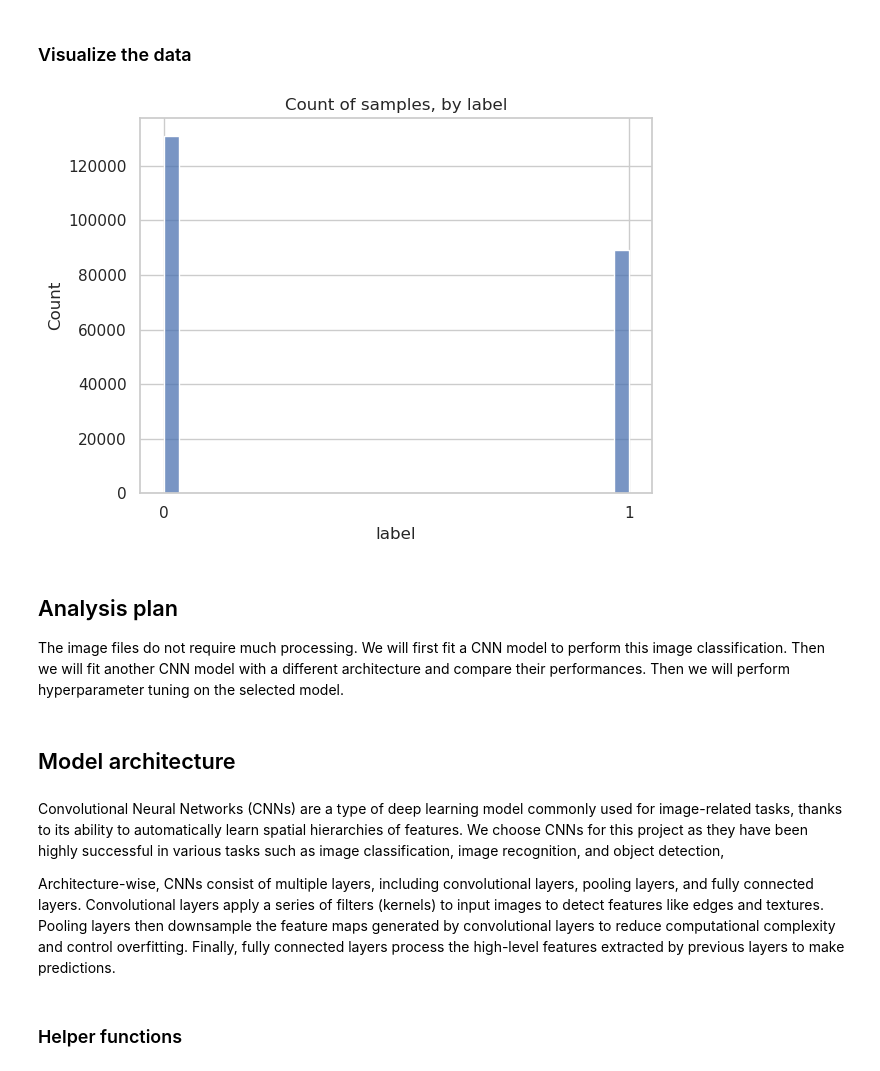
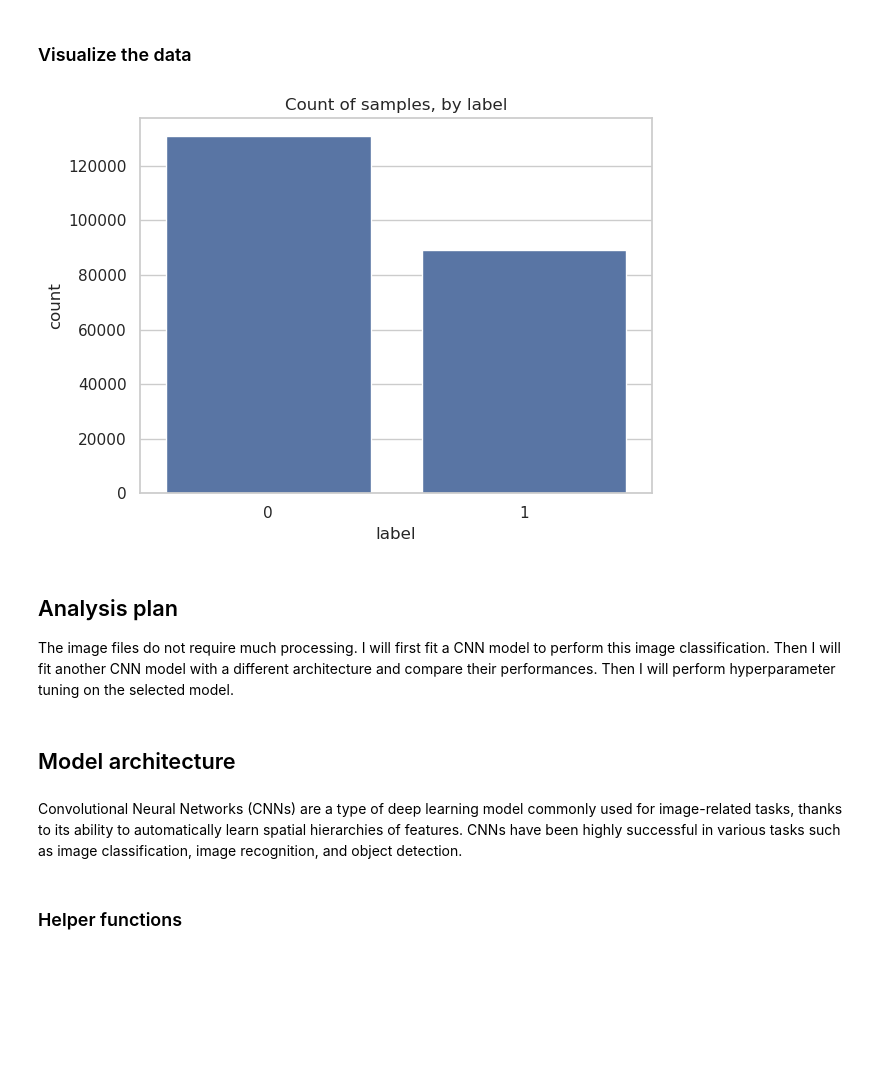
Before and after one commit to EnergizeStatistics/csca5642week3, a Jupyter notebook: week3.ipynb, the cells around one changed output. Cells and saved outputs as stored; diff of their text form; code cells hidden in the pictures; blank space fills up the shorter version.

```diff
--- a/week3.ipynb
+++ b/week3.ipynb
@@ -115,23 +140,20 @@ The classes are reasonably balanced.
 # %% [markdown]
 ### Visualize the data
 # %%
-sns.histplot(y, x="label")
-plt.xticks([0, 1])
+sns.countplot(y, x="label")
 plt.title('Count of samples, by label')
 plt.tight_layout()
 plt.show()
 # %% [output]
-[figure, old version]
+[figure, new version]
 # %% [markdown]
 ## Analysis plan
 
-The image files do not require much processing. We will first fit a CNN model to perform this image classification. Then we will fit another CNN model with a different architecture and compare their performances. Then we will perform hyperparameter tuning on the selected model.
+The image files do not require much processing. I will first fit a CNN model to perform this image classification. Then I will fit another CNN model with a different architecture and compare their performances. Then I will perform hyperparameter tuning on the selected model.
 # %% [markdown]
 ## Model architecture
 # %% [markdown]
-Convolutional Neural Networks (CNNs) are a type of deep learning model commonly used for image-related tasks, thanks to its ability to automatically learn spatial hierarchies of features. We choose CNNs for this project as they have been highly successful in various tasks such as image classification, image recognition, and object detection,
-
-Architecture-wise, CNNs consist of multiple layers, including convolutional layers, pooling layers, and fully connected layers. Convolutional layers apply a series of filters (kernels) to input images to detect features like edges and textures. Pooling layers then downsample the feature maps generated by convolutional layers to reduce computational complexity and control overfitting. Finally, fully connected layers process the high-level features extracted by previous layers to make predictions.
+Convolutional Neural Networks (CNNs) are a type of deep learning model commonly used for image-related tasks, thanks to its ability to automatically learn spatial hierarchies of features. CNNs have been highly successful in various tasks such as image classification, image recognition, and object detection.
 # %% [markdown]
 ### Helper functions
 # %%
```
Also changed, not shown: parts of 19 cells of this notebook, 1 other file.
